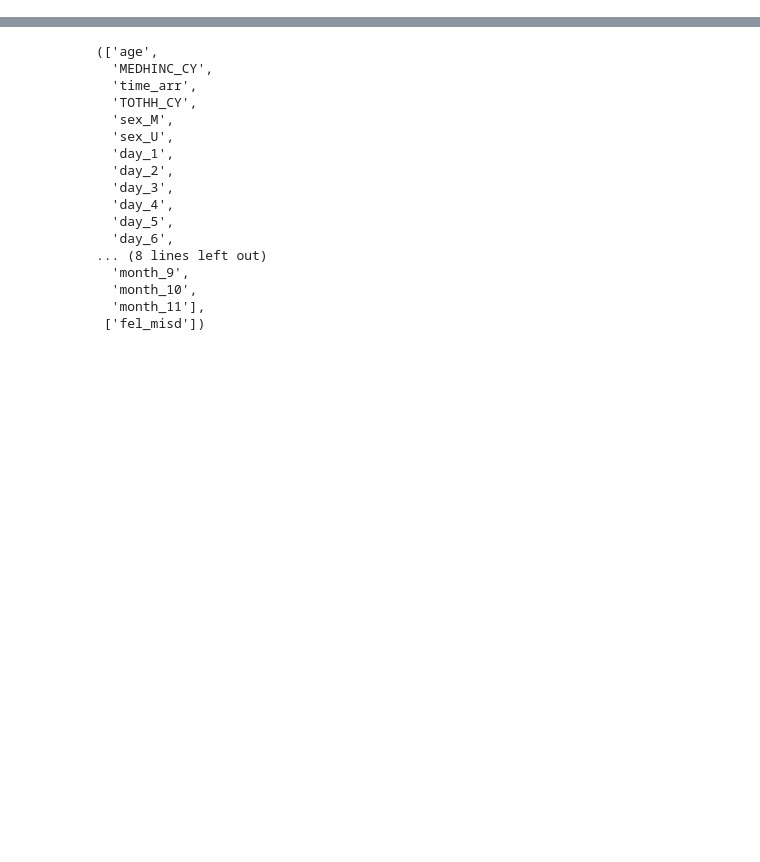
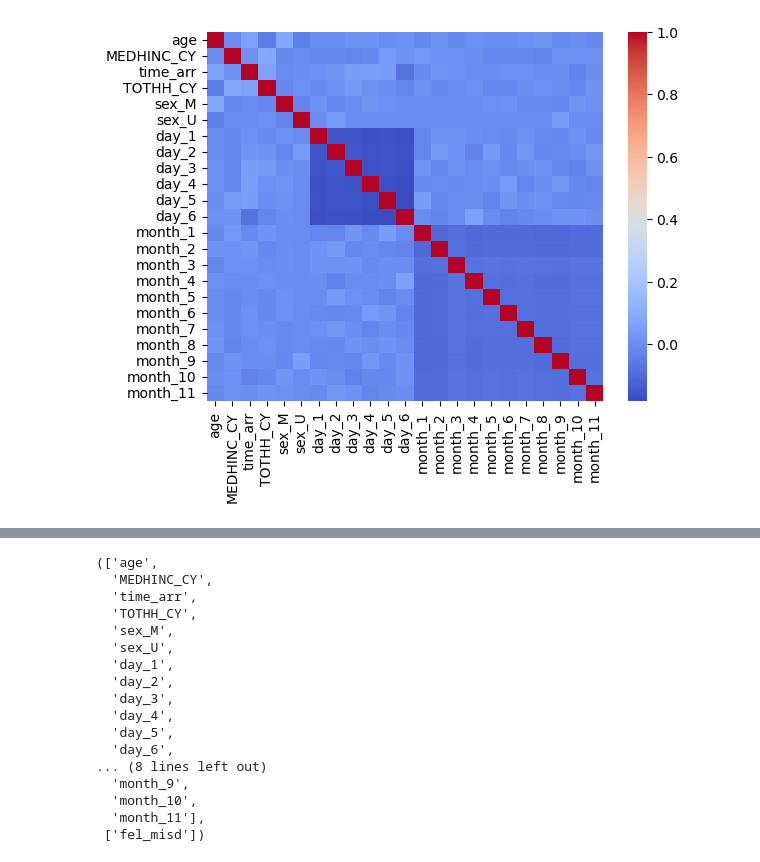
Before and after one commit to notan79/CSC380_Project, a Jupyter notebook: model.ipynb, the cells around one changed output, grey strips where cells are left out. Cells and saved outputs as stored; diff of their text form; code cells hidden in the pictures; blank space fills up the shorter version.

Commit message:
graphs & stuff

```diff
--- a/model.ipynb
+++ b/model.ipynb
@@ -116,4 +140,9 @@ df_pandas_encoded.head()
 5 rows × 25 columns
+# %%
+# HEATMAP:
+dataplot = sb.heatmap(df_pandas_encoded.corr(numeric_only=True), cmap='coolwarm')
+# %% [output]
+[figure, added]
 # %%
 m_arr = df_pandas_encoded.index[df_pandas_encoded["fel_misd"] == 'M'].tolist()
 f_arr = df_pandas_encoded.index[df_pandas_encoded["fel_misd"] == 'F'].tolist()
```
Also changed, not shown: parts of 14 cells of this notebook, 3 other files.
